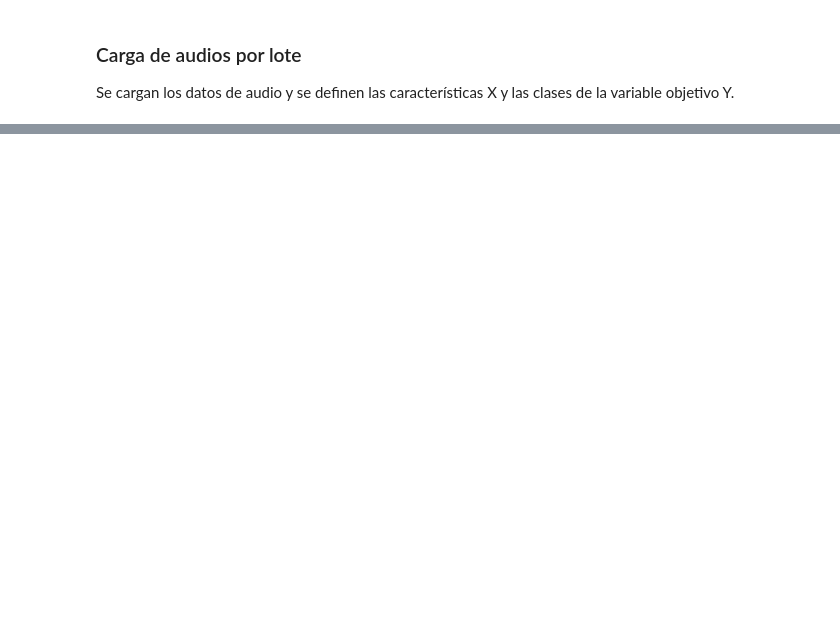
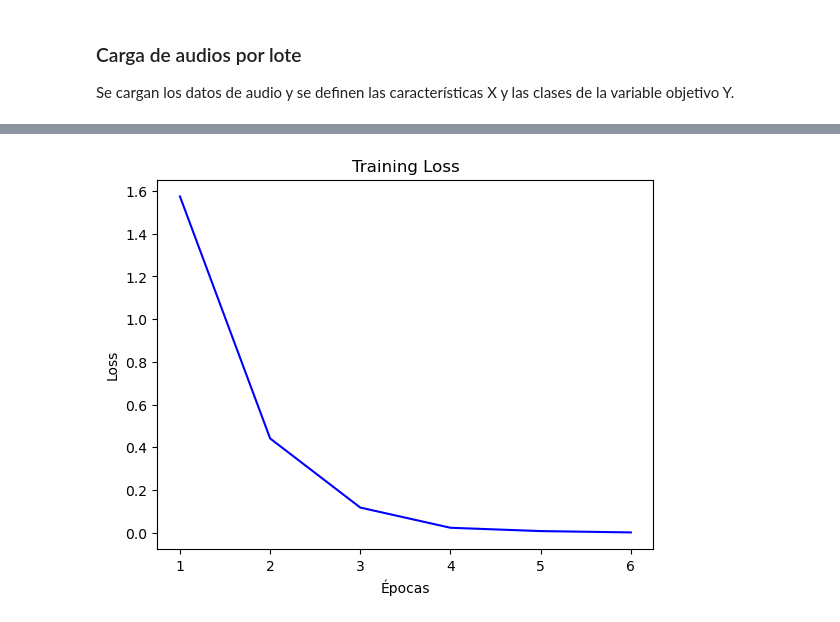
Before and after one commit to Sebastian-Cely/M1-Procesamiento-datos-secuenciales, a Jupyter notebook: notebooks/audio_model.ipynb, the cells around one changed output, grey strips where cells are left out. Saved outputs shown, nothing was run; the diff lists cells and outputs as text; code cells hidden in the pictures; blank space fills up the shorter version.

```diff
--- a/notebooks/audio_model.ipynb
+++ b/notebooks/audio_model.ipynb
@@ -288,0 +305,14 @@ weighted avg       1.00      1.00      1.00         8
+# %%
+# Número de clases de salida para la red neuronal
+n_clases = len(np.unique(Y))
+
+# Definición del modelo secuencial de la red neuronal
+modelo2 = keras.models.Sequential()
+modelo2.add(keras.layers.Conv2D(16, 3, activation="relu",padding="same", input_shape=(124,129,1)))
+modelo2.add(keras.layers.Conv2D(32, 3, activation="relu",padding="same"))
+modelo2.add(keras.layers.MaxPooling2D(pool_size=2,strides=2, padding='same'))
+modelo2.add(keras.layers.Flatten())
+modelo2.add(keras.layers.Dense(n_clases, activation = 'softmax'))
+
+modelo2.summary()
+keras.utils.plot_model(modelo2, to_file='model_plot2.png', show_shapes=True, show_layer_names=True)
@@ -288,0 +341,4 @@ weighted avg       1.00      1.00      1.00         8
+# %%
+# Compilación y entrenamiento del modelo neuronal
+modelo2.compile(loss='categorical_crossentropy', optimizer='adam', metrics=['accuracy'])
+historia2 = modelo2.fit(X_train, y_train, epochs=6,batch_size=None)
@@ -288,0 +358,12 @@ weighted avg       1.00      1.00      1.00         8
+# %%
+# Gráfico de la pérdida de entrenamiento
+loss_train2 = historia2.history['loss']
+epocas2 = range(1, len(loss_train2) + 1)
+
+plt.plot(epocas2, loss_train2, 'b')
+plt.title('Training Loss')
+plt.xlabel('Épocas')
+plt.ylabel('Loss')
+plt.show()
+# %% [output]
+[figure, added]
```
Also changed, not shown: parts of 22 cells of this notebook, 2 other files.
